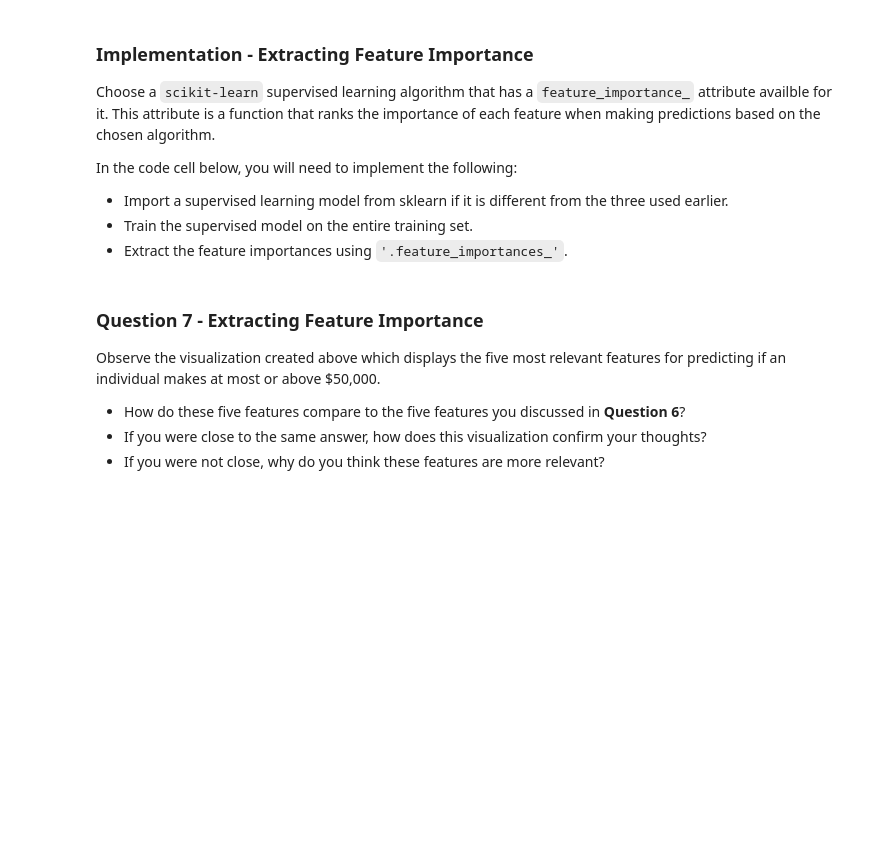
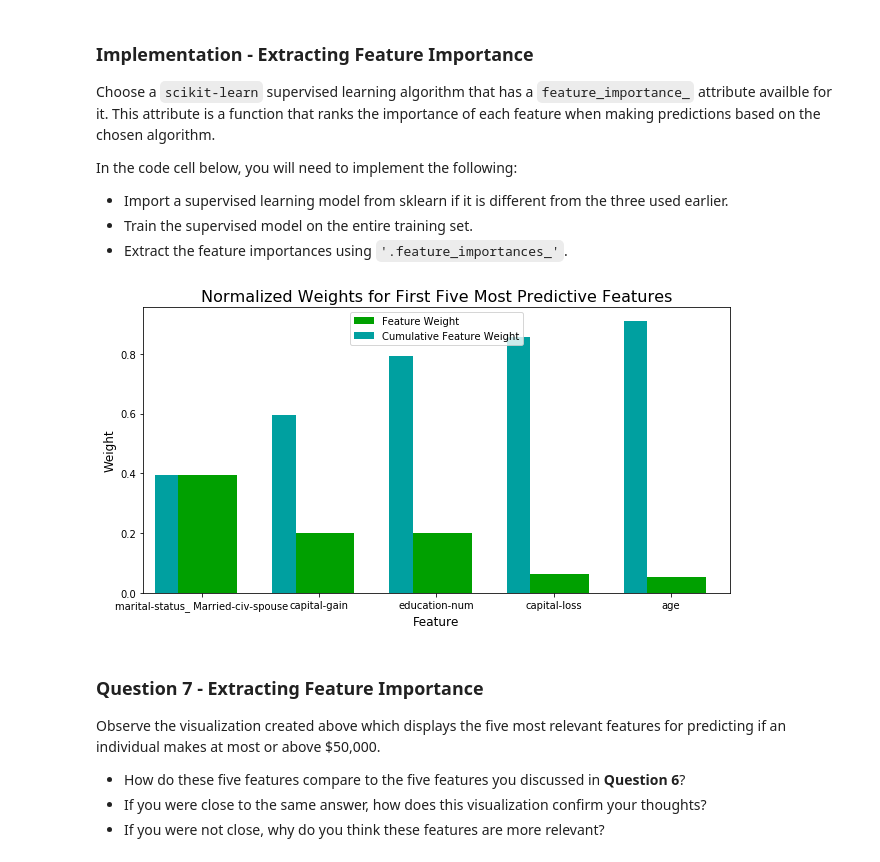
Before and after one commit to revolutionisme/DSND_Term1, a Jupyter notebook: projects/p1_charityml/finding_donors.ipynb, the cells around one changed output. Cells and saved outputs as stored; diff of their text form; code cells hidden in the pictures; blank space fills up the shorter version.

```diff
--- a/projects/p1_charityml/finding_donors.ipynb
+++ b/projects/p1_charityml/finding_donors.ipynb
@@ -590,16 +606,19 @@ In the code cell below, you will need to implement the following:
  - Extract the feature importances using `'.feature_importances_'`.
 # %%
 # TODO: Import a supervised learning model that has 'feature_importances_'
-
+from sklearn.ensemble import GradientBoostingClassifier
 
 # TODO: Train the supervised model on the training set using .fit(X_train, y_train)
-model = None
+model = GradientBoostingClassifier()
+model.fit(X_train, y_train)
 
 # TODO: Extract the feature importances using .feature_importances_
-importances = None
+importances = model.feature_importances_
 
 # Plot
 vs.feature_plot(importances, X_train, y_train)
+# %% [output]
+[figure, added]
 # %% [markdown]
 ### Question 7 - Extracting Feature Importance
 
```
Also changed, not shown: parts of 8 cells of this notebook.
